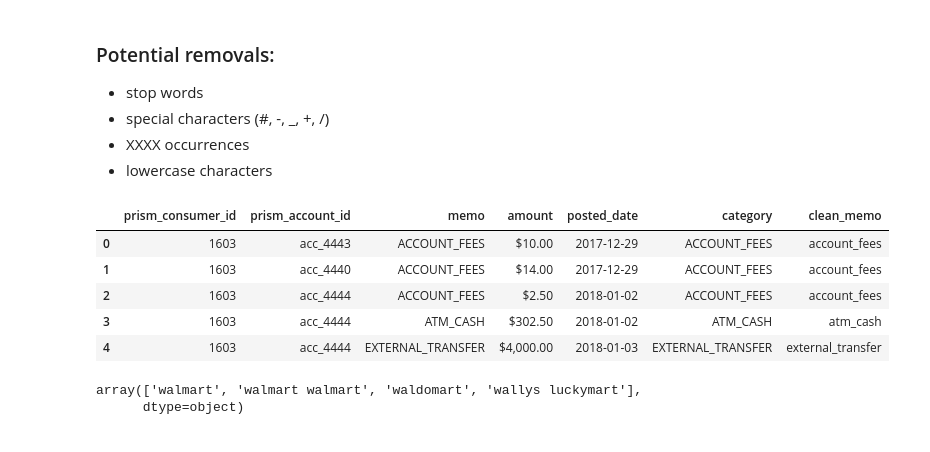
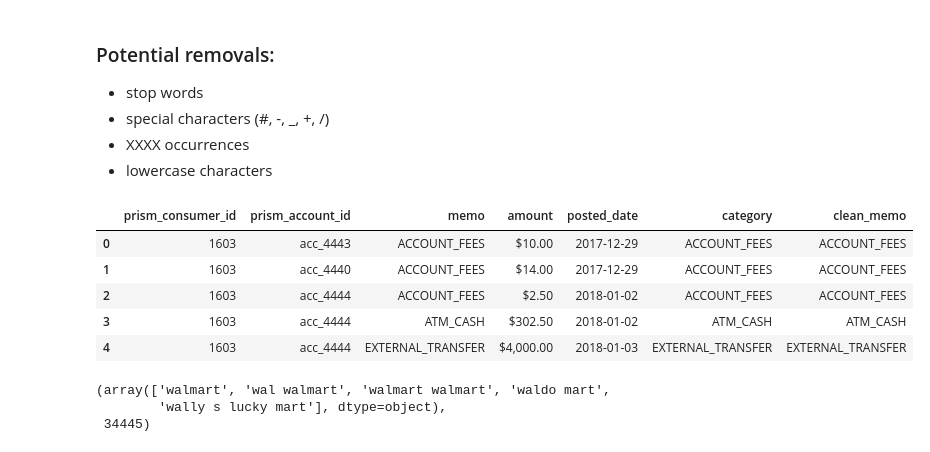
Before and after one commit to danielrmathew/prism-data-credit, a Jupyter notebook: Aman's.ipynb, the cells around one changed output. Drawn from its saved outputs; the diff is of its cells as text; code cells hidden in the pictures.

Commit message:
cleaning memos - aman

```diff
--- a/Aman's.ipynb
+++ b/Aman's.ipynb
@@ -515,29 +514,37 @@ def clean_memo(memo):
 
     memo = memo.lower()
 
-    memo = re.sub(r'#\w{6,}', '', memo) # remove the leadings X's (ex. #XXXX)
+    memo = re.sub(r'^#\w{6,}', '', memo) # remove the leadings X's (ex. #XXXX)
     memo = re.sub(r'\*\w{5,}', '', memo) # remove the leading alphanumeric ids
     memo = re.sub(r'\b\w*(www\.|\.com)\w*\b', '', memo) # removing any links or urls
     memo = re.sub(r'#\w+.*$', '', memo) # removes the trailing X's
 
-    memo = re.sub(r'[^\w\s]', ' ', memo)  # replace special characters with single space
+    memo = re.sub(r'[^\w\s-]', ' ', memo)  # replace special characters with single space
+    memo = re.sub(r'([a-z]+)\s{0,1}-\s{0,1}([a-z]+)', r'\1\2', memo) # replace '-' w/ ''
     memo = re.sub(r'\s+', ' ', memo)  # remove multiple spaces
 
     return memo.strip()
+
+# 99-cents -> 99 cents
+# wal-mart -> wal mart
+
+# WAL WAL-MART #XXXX XXXXXX STREET
+# WAL WAL-MART
 # %%
-outflows['clean_memo'] =  outflows.memo.apply(clean_memo)
+outflows['clean_memo'] = outflows.apply(lambda row: clean_memo(row.memo) if row.memo != row.category else row.memo, axis=1) # outflows.memo.apply(clean_memo)
 outflows.head()
 # %% [output]
 |  | prism_consumer_id | prism_account_id | memo | amount | posted_date | category | clean_memo |
-| 0 | 1603 | acc_4443 | ACCOUNT_FEES | $10.00 | 2017-12-29 | ACCOUNT_FEES | account_fees |
-| 1 | 1603 | acc_4440 | ACCOUNT_FEES | $14.00 | 2017-12-29 | ACCOUNT_FEES | account_fees |
-| 2 | 1603 | acc_4444 | ACCOUNT_FEES | $2.50 | 2018-01-02 | ACCOUNT_FEES | account_fees |
-| 3 | 1603 | acc_4444 | ATM_CASH | $302.50 | 2018-01-02 | ATM_CASH | atm_cash |
-| 4 | 1603 | acc_4444 | EXTERNAL_TRANSFER | $4,000.00 | 2018-01-03 | EXTERNAL_TRANSFER | external_transfer |
+| 0 | 1603 | acc_4443 | ACCOUNT_FEES | $10.00 | 2017-12-29 | ACCOUNT_FEES | ACCOUNT_FEES |
+| 1 | 1603 | acc_4440 | ACCOUNT_FEES | $14.00 | 2017-12-29 | ACCOUNT_FEES | ACCOUNT_FEES |
+| 2 | 1603 | acc_4444 | ACCOUNT_FEES | $2.50 | 2018-01-02 | ACCOUNT_FEES | ACCOUNT_FEES |
+| 3 | 1603 | acc_4444 | ATM_CASH | $302.50 | 2018-01-02 | ATM_CASH | ATM_CASH |
+| 4 | 1603 | acc_4444 | EXTERNAL_TRANSFER | $4,000.00 | 2018-01-03 | EXTERNAL_TRANSFER | EXTERNAL_TRANSFER |
 # %%
 walmart = outflows[outflows.clean_memo.str.startswith('wal') & outflows.clean_memo.str.endswith('mart')]
 
 walmart.clean_memo.unique(), (walmart.clean_memo == 'walmart').sum()
 # %% [output]
-array(['walmart', 'walmart walmart', 'waldomart', 'wallys luckymart'],
-      dtype=object)
+(array(['walmart', 'wal walmart', 'walmart walmart', 'waldo mart',
+        'wally s lucky mart'], dtype=object),
+ 34445)
```
Also changed, not shown: parts of 14 cells of this notebook, 1 other file.
